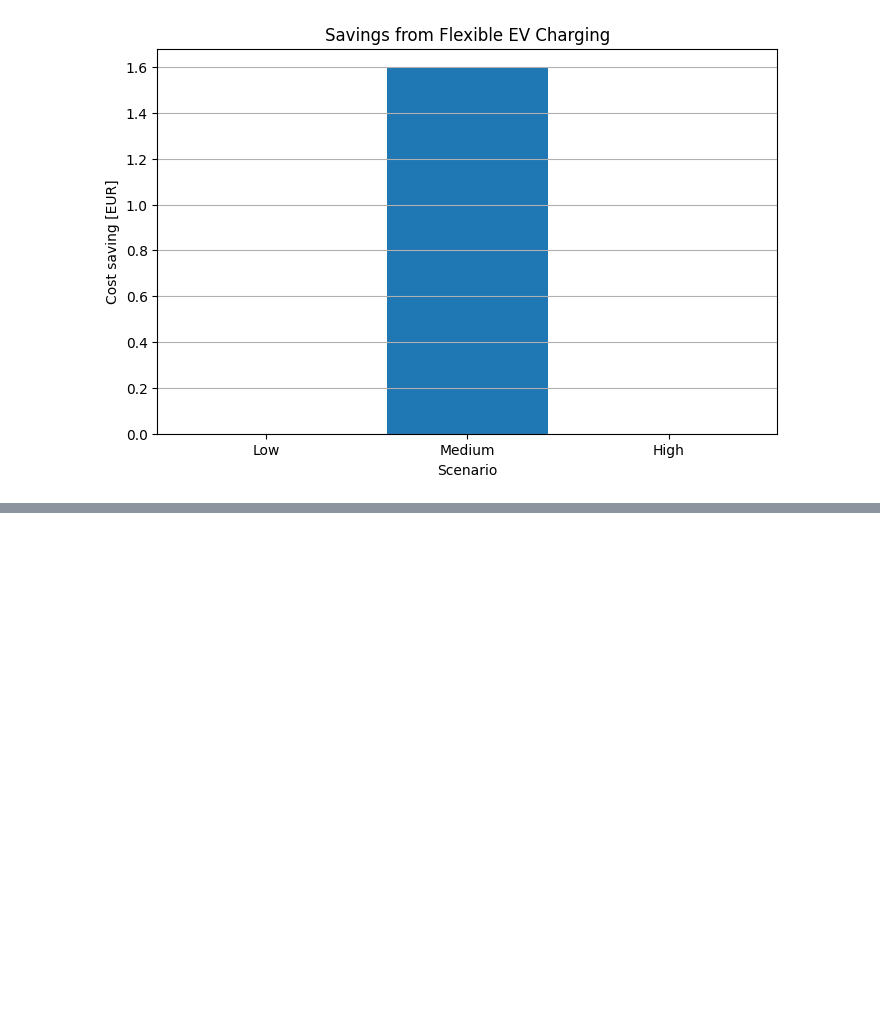
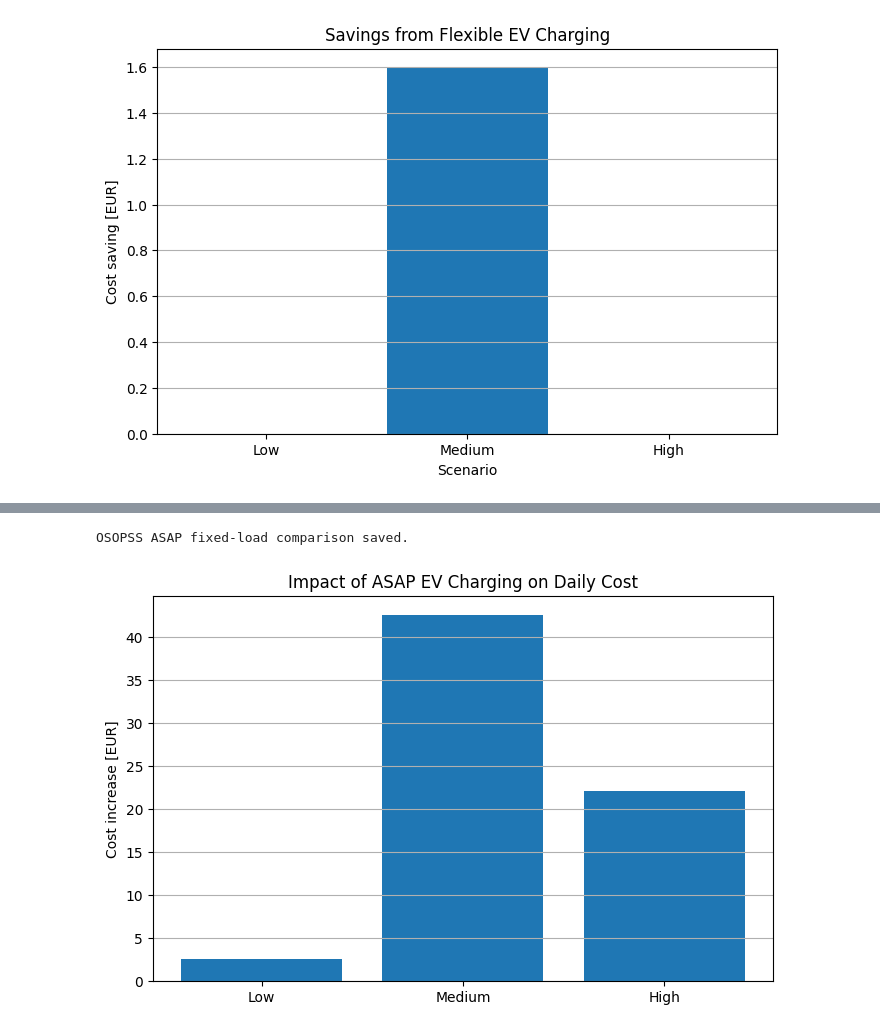
Before and after one commit to MTZ029/EV-Solar-Parking-Optimization, a Jupyter notebook: notebooks/14_optimal_sized_system_with_EVs.ipynb, the cells around one changed output, grey strips where cells are left out. Drawn from its saved outputs; the diff is of its cells as text; code cells hidden in the pictures; blank space fills up the shorter version.

```diff
--- a/notebooks/14_optimal_sized_system_with_EVs.ipynb
+++ b/notebooks/14_optimal_sized_system_with_EVs.ipynb
@@ -806,0 +1139,28 @@ plt.show()
+# %%
+# ==========================================================
+# Save OSOPSS fixed-load comparison table
+# ==========================================================
+
+osopss_comparison_df.to_csv(
+    "../results/tables/notebook14_OSOPSS_ASAP_fixed_load_comparison.csv",
+    index=False
+)
+
+print("OSOPSS ASAP fixed-load comparison saved.")
+# %% [output]
+OSOPSS ASAP fixed-load comparison saved.
+# %%
+plt.figure(figsize=(8,5))
+
+plt.bar(
+    osopss_comparison_df["Scenario"],
+    osopss_comparison_df["Cost_increase_EUR"]
+)
+
+plt.ylabel("Cost increase [EUR]")
+plt.title("Impact of ASAP EV Charging on Daily Cost")
+
+plt.grid(axis="y")
+plt.show()
+# %% [output]
+[figure, added]
```
Also changed, not shown: parts of 9 cells of this notebook, 7 other files.
